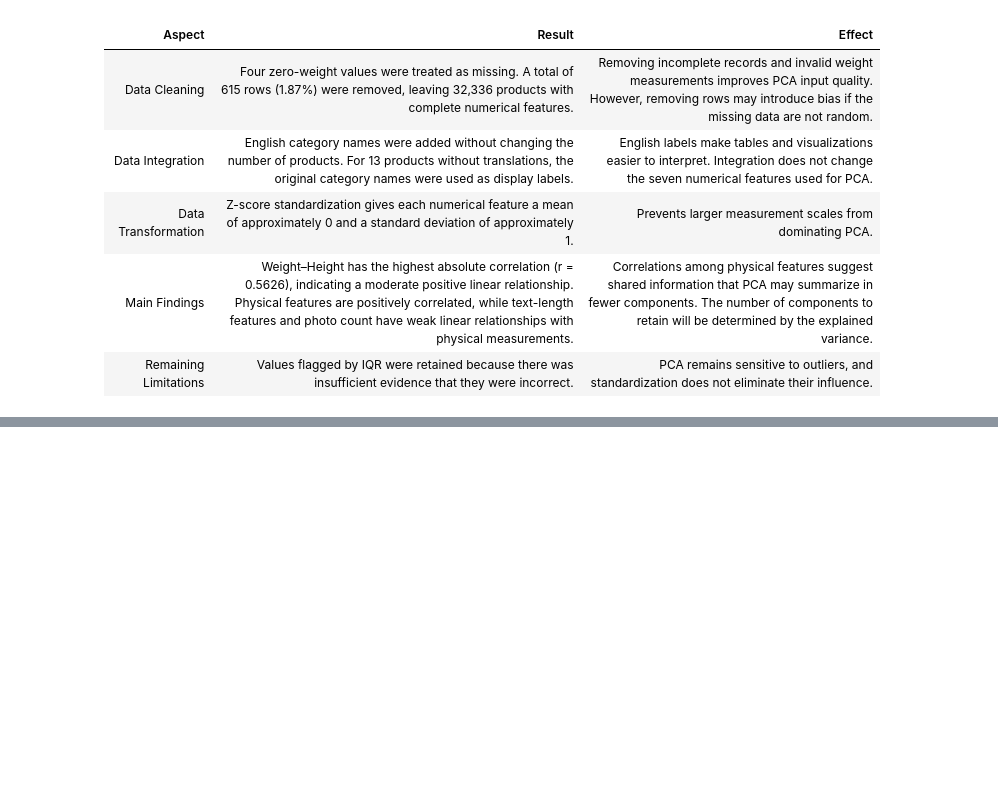
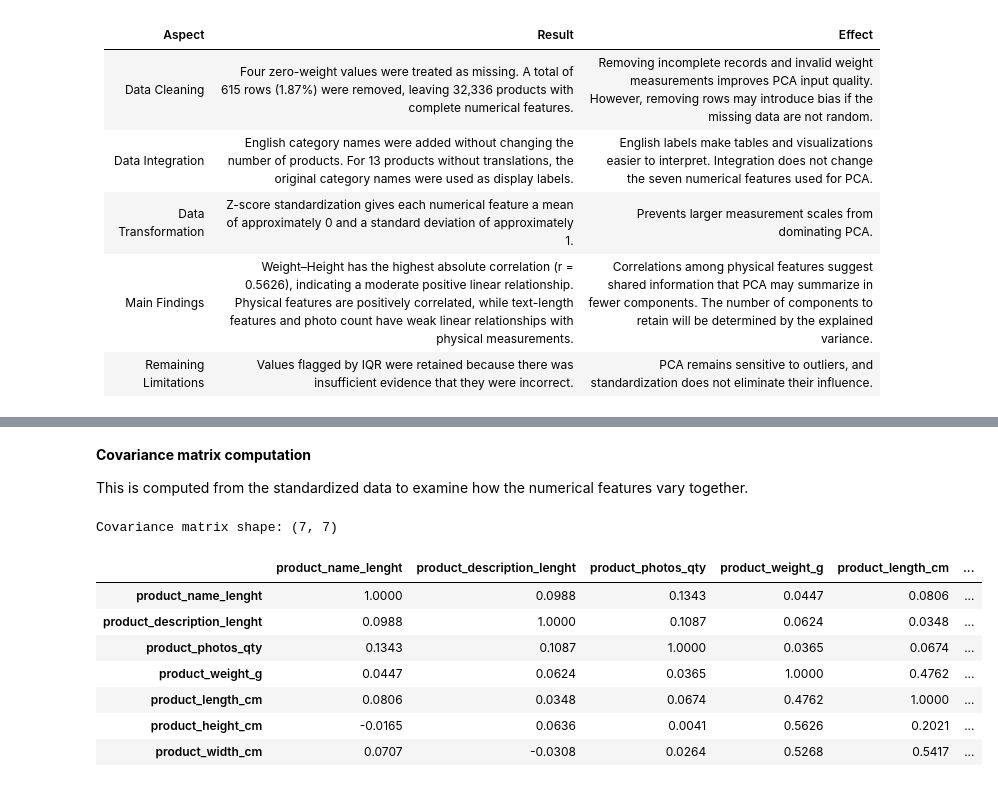
Before and after one commit to tranmaianh-mchn/Machine-Learning-and-Data-Mining-2, a Jupyter notebook: Labwork 1/olist_pca.ipynb, the cells around one changed output, grey strips where cells are left out. Drawn from its saved outputs; the diff is of its cells as text; code cells hidden in the pictures; blank space fills up the shorter version.

```diff
--- a/Labwork 1/olist_pca.ipynb
+++ b/Labwork 1/olist_pca.ipynb
@@ -771,0 +849,21 @@ the quality and reliability of the analysis?*
+# %% [markdown]
+**Covariance matrix computation**
+
+This is computed from the standardized data to examine how the numerical features vary together.
+# %%
+X_pca_centered = X_scaled - X_scaled.mean()
+
+pca_covariance = X_pca_centered.cov()
+
+print("Covariance matrix shape:", pca_covariance.shape)
+display(pca_covariance.round(4))
+# %% [output]
+Covariance matrix shape: (7, 7)
+|  | product_name_lenght | product_description_lenght | product_photos_qty | product_weight_g | product_length_cm | ... |
+| product_name_lenght | 1.0000 | 0.0988 | 0.1343 | 0.0447 | 0.0806 | ... |
+| product_description_lenght | 0.0988 | 1.0000 | 0.1087 | 0.0624 | 0.0348 | ... |
+| product_photos_qty | 0.1343 | 0.1087 | 1.0000 | 0.0365 | 0.0674 | ... |
+| product_weight_g | 0.0447 | 0.0624 | 0.0365 | 1.0000 | 0.4762 | ... |
+| product_length_cm | 0.0806 | 0.0348 | 0.0674 | 0.4762 | 1.0000 | ... |
+| product_height_cm | -0.0165 | 0.0636 | 0.0041 | 0.5626 | 0.2021 | ... |
+| product_width_cm | 0.0707 | -0.0308 | 0.0264 | 0.5268 | 0.5417 | ... |
```
Also changed, not shown: parts of 29 cells of this notebook.
